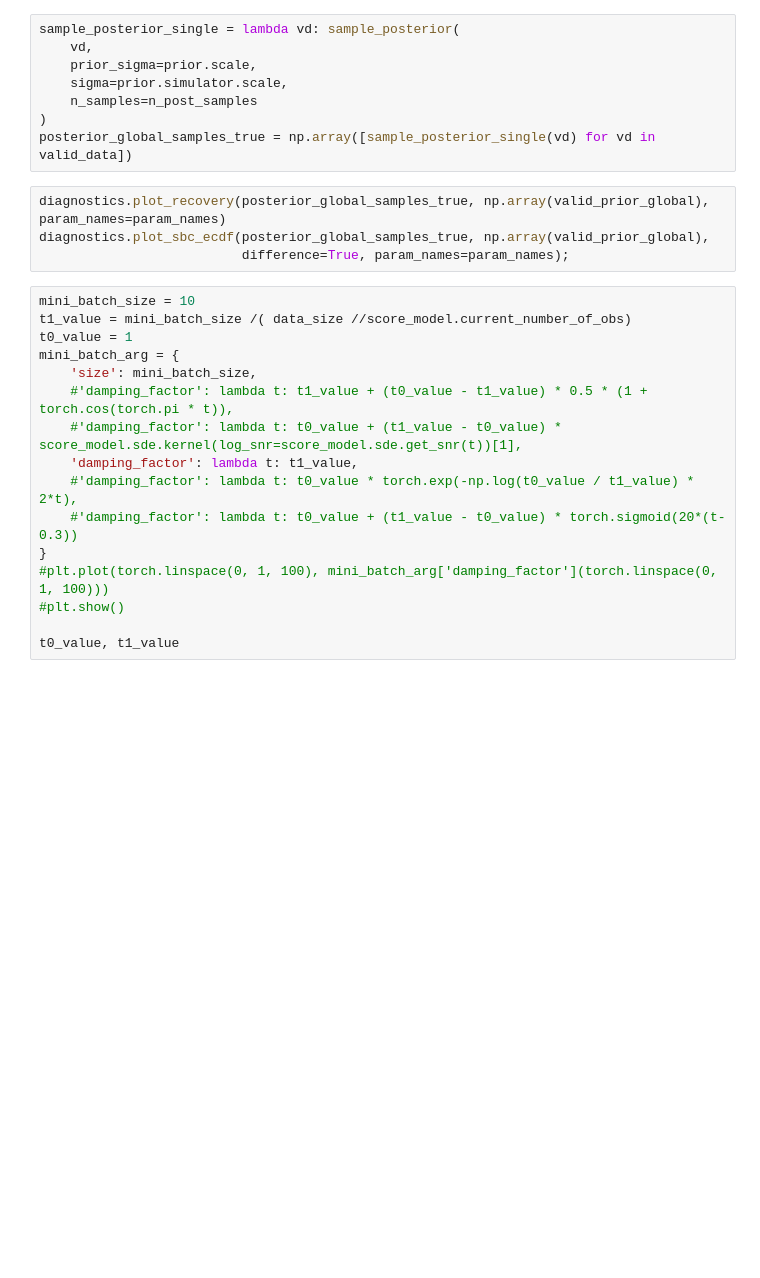
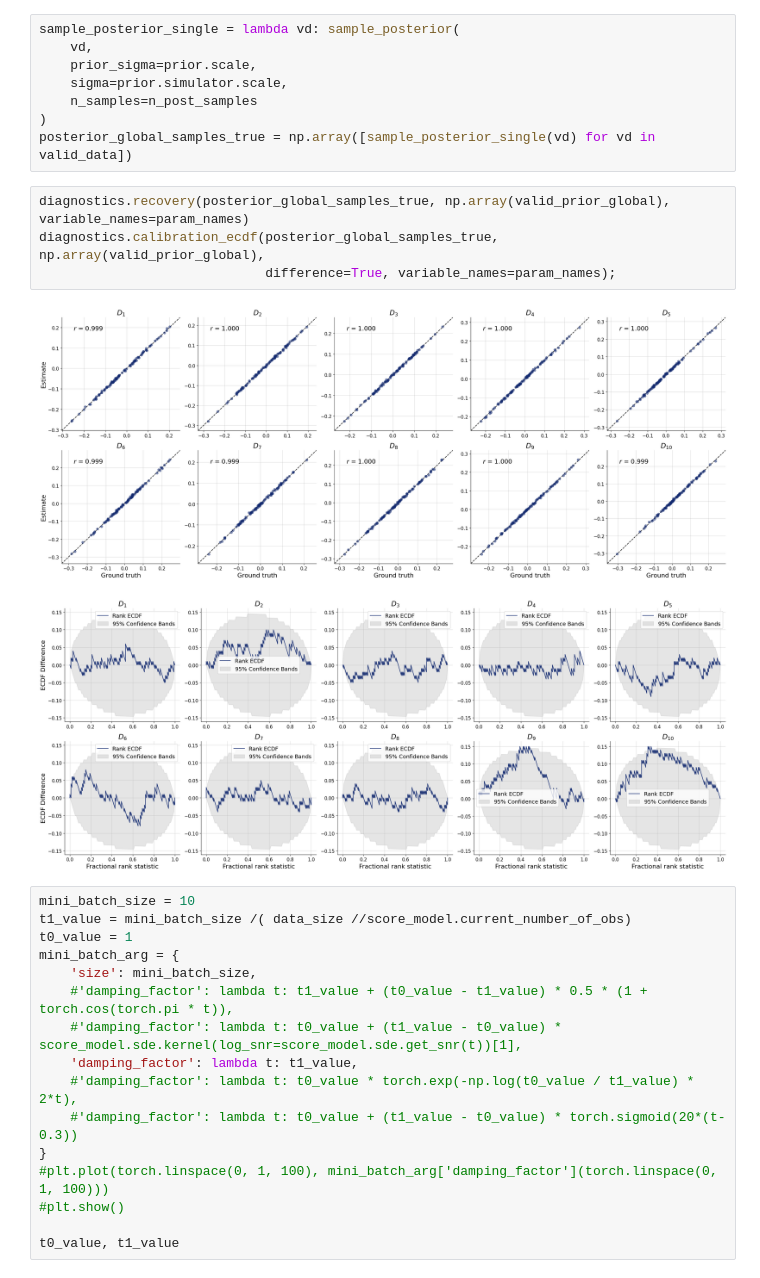
Before and after one commit to bayesflow-org/hierarchical-abi, a Jupyter notebook: gaussian flat score matching.ipynb, the cells around one changed output. Drawn from its saved outputs; the diff is of its cells as text; blank space fills up the shorter version.

```diff
--- a/gaussian flat score matching.ipynb
+++ b/gaussian flat score matching.ipynb
@@ -229,9 +252,12 @@ sample_posterior_single = lambda vd: sample_posterior(
 )
 posterior_global_samples_true = np.array([sample_posterior_single(vd) for vd in valid_data])
 # %%
-diagnostics.plot_recovery(posterior_global_samples_true, np.array(valid_prior_global), param_names=param_names)
-diagnostics.plot_sbc_ecdf(posterior_global_samples_true, np.array(valid_prior_global),
-                          difference=True, param_names=param_names);
+diagnostics.recovery(posterior_global_samples_true, np.array(valid_prior_global), variable_names=param_names)
+diagnostics.calibration_ecdf(posterior_global_samples_true, np.array(valid_prior_global),
+                             difference=True, variable_names=param_names);
+# %% [output]
+[figure, added]
+[figure, added]
 # %%
 mini_batch_size = 10
 t1_value = mini_batch_size /( data_size //score_model.current_number_of_obs)
```
Also changed, not shown: parts of 13 cells of this notebook, 18 other files.
